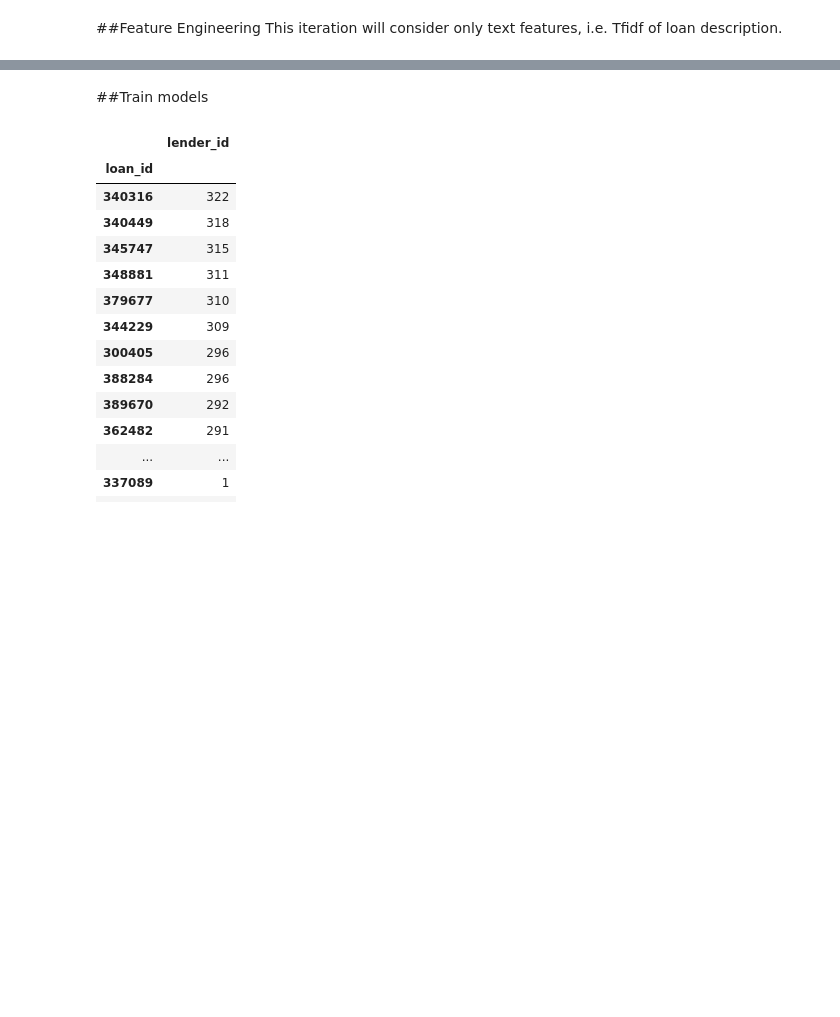
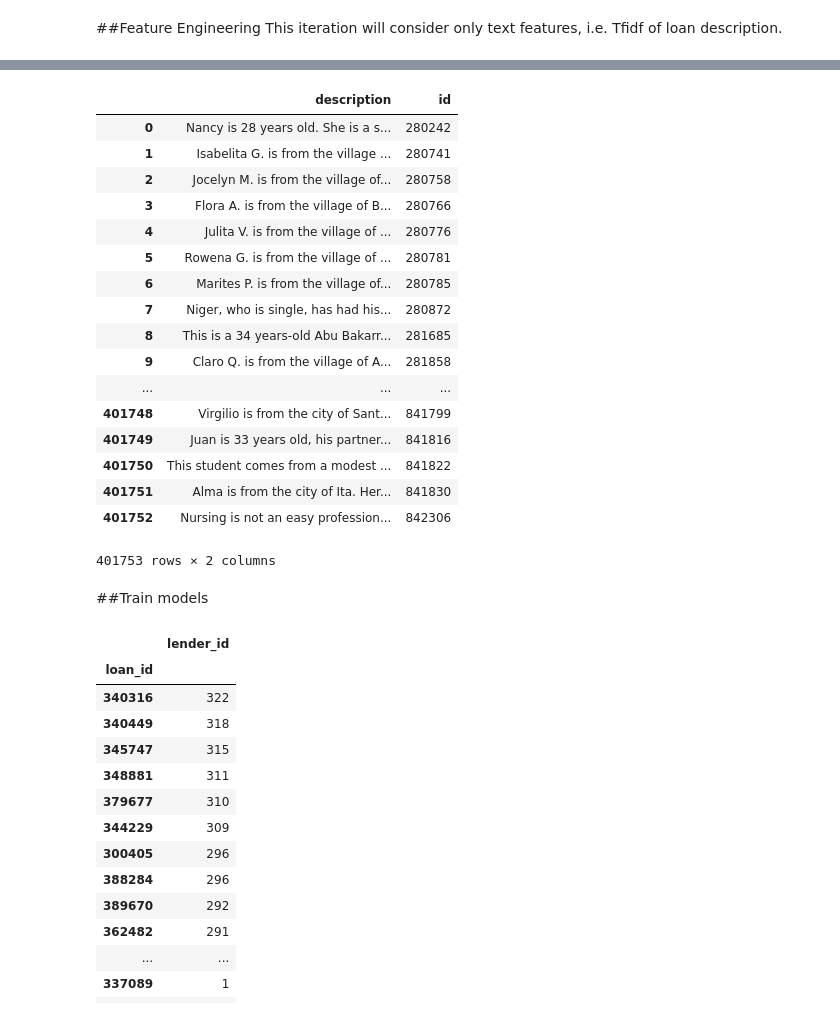
Before and after one commit to yulizhou/Kipfian, a Jupyter notebook: Iter 4.ipynb, the cells around one changed output, grey strips where cells are left out. Drawn from its saved outputs; the diff is of its cells as text; code cells hidden in the pictures; blank space fills up the shorter version.

```diff
--- a/Iter 4.ipynb
+++ b/Iter 4.ipynb
@@ -89,11 +94,36 @@ def get_vectorizer(descriptions, num_features=5000):
     vect = TfidfVectorizer(max_features=num_features, stop_words='english')
     return vect.fit(descriptions)
+# %%
+raw_features['id'] = raw_features['id'].map(lambda x: str(x))
+# %%
+raw_features['description'] = raw_features['description'].map(lambda x: x['texts']['en'])
 # %%
 # create tfidf features
-text = lemmatize_descriptions(df['features'].values)
+text = lemmatize_descriptions(raw_features['description'].values)
 tfidf = pd.DataFrame(get_vectorizer(text).transform(text).toarray())
-df.drop(['features'])
-df = df.append(tfidf, ignore_index=True)
+# %%
+raw_features = raw_features.append(tfidf, ignore_index=True)
+# %%
+raw_features
+# %% [output]
+|  | description | id |
+| 0 | Nancy is 28 years old. She is a s... | 280242 |
+| 1 | Isabelita G. is from the village ... | 280741 |
+| 2 | Jocelyn M. is from the village of... | 280758 |
+| 3 | Flora A. is from the village of B... | 280766 |
+| 4 | Julita V. is from the village of ... | 280776 |
+| 5 | Rowena G. is from the village of ... | 280781 |
+| 6 | Marites P. is from the village of... | 280785 |
+| 7 | Niger, who is single, has had his... | 280872 |
+| 8 | This is a 34 years-old Abu Bakarr... | 281685 |
+| 9 | Claro Q. is from the village of A... | 281858 |
+| ... | ... | ... |
+| 401748 | Virgilio is from the city of Sant... | 841799 |
+| 401749 | Juan is 33 years old, his partner... | 841816 |
+| 401750 | This student comes from a modest ... | 841822 |
+| 401751 | Alma is from the city of Ita. Her... | 841830 |
+| 401752 | Nursing is not an easy profession... | 842306 |
+401753 rows × 2 columns
 # %% [markdown]
 ##Train models
 # %%
```
Also changed, not shown: parts of 7 cells of this notebook, 1 other file.
